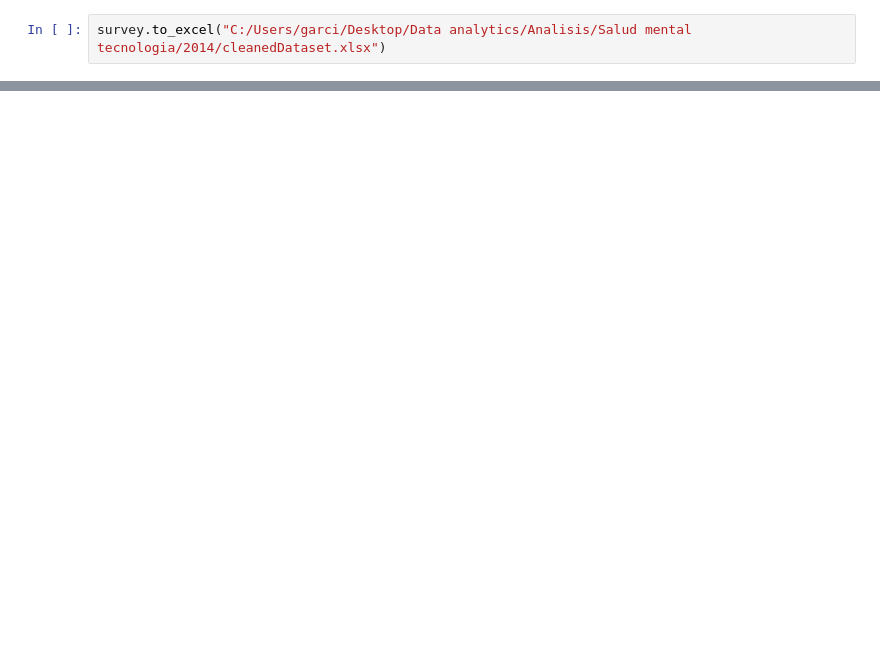
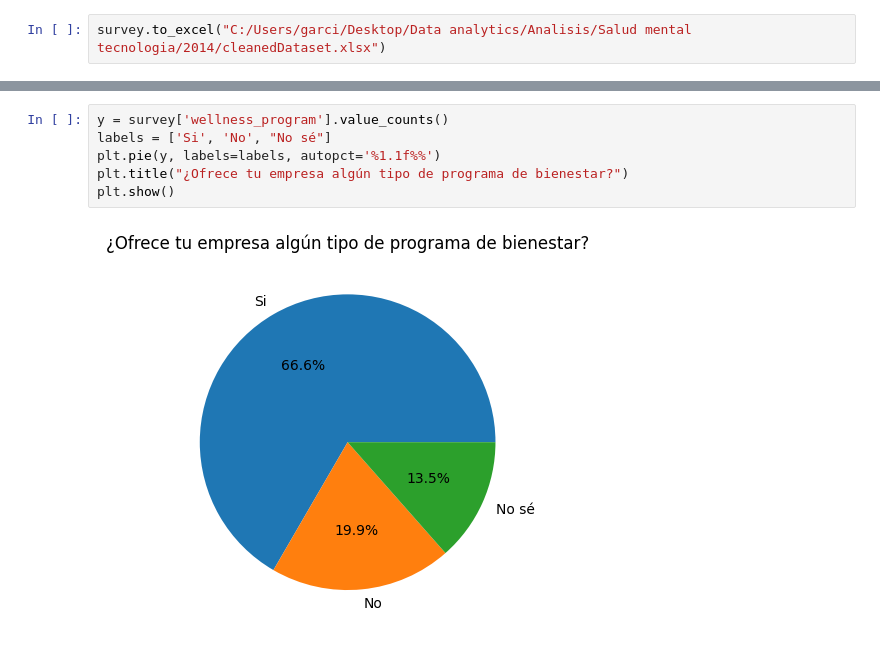
Before and after one commit to AlvaroPicaza/data-analytics-portfolio, a Jupyter notebook: Salud mental tecnología/notebooks/mentalHealthTech.ipynb, the cells around one changed output, grey strips where cells are left out. Cells and saved outputs as stored; diff of their text form; blank space fills up the shorter version.

```diff
--- a/Salud mental tecnología/notebooks/mentalHealthTech.ipynb
+++ b/Salud mental tecnología/notebooks/mentalHealthTech.ipynb
@@ -133,0 +199,8 @@ survey.to_excel("C:/Users/garci/Desktop/Data analytics/Analisis/Salud mental tec
+# %%
+y = survey['wellness_program'].value_counts()
+labels = ['Si', 'No', "No sé"]
+plt.pie(y, labels=labels, autopct='%1.1f%%')
+plt.title("¿Ofrece tu empresa algún tipo de programa de bienestar?")
+plt.show()
+# %% [output]
+[figure, added]
```
Also changed, not shown: parts of 10 cells of this notebook.
